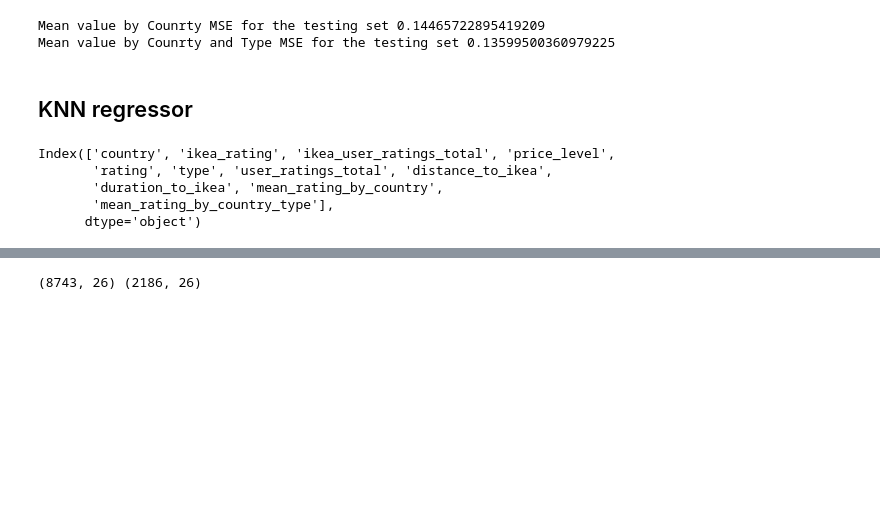
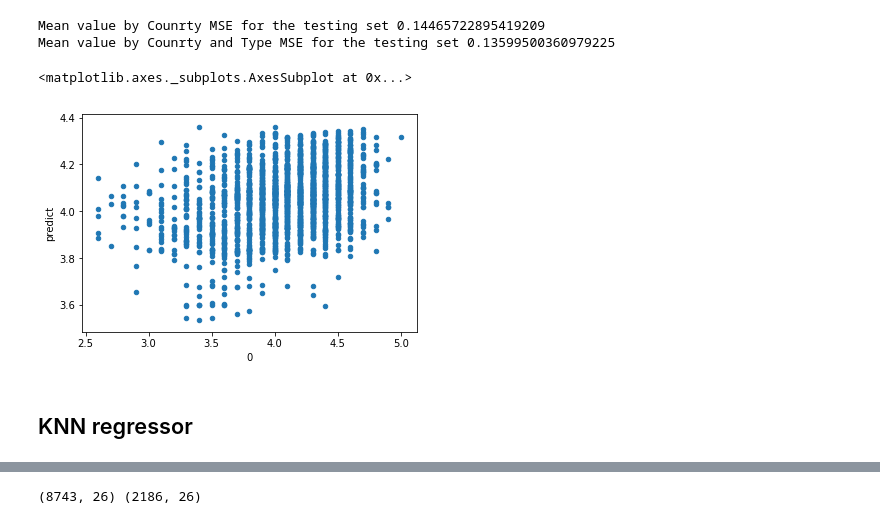
Before and after one commit to HaoranDing/Qualogy-Inhouse-workshop, a Jupyter notebook: model.ipynb, the cells around one changed output, grey strips where cells are left out. Cells and saved outputs as stored; diff of their text form; code cells hidden in the pictures; blank space fills up the shorter version.

```diff
--- a/model.ipynb
+++ b/model.ipynb
@@ -631,5 +628,12 @@ print("Mean value by Counrty and Type MSE for the testing set", mean_squared_err
 # %% [output]
 Mean value by Counrty MSE for the testing set 0.14465722895419209
 Mean value by Counrty and Type MSE for the testing set 0.13599500360979225
+# %%
+df = pd.DataFrame(y_test.T)
+df['predict'] = pd.Series(y_predict)
+df.plot.scatter(x=0, y='predict')
+# %% [output]
+<matplotlib.axes._subplots.AxesSubplot at 0x...>
+[figure, added]
 # %% [markdown]
 ## KNN regressor
@@ -642,11 +640,3 @@ Mean value by Counrty and Type MSE for the testing set 0.13599500360979225
-# %%
-modeling_data.columns
-# %% [output]
-Index(['country', 'ikea_rating', 'ikea_user_ratings_total', 'price_level',
-       'rating', 'type', 'user_ratings_total', 'distance_to_ikea',
-       'duration_to_ikea', 'mean_rating_by_country',
-       'mean_rating_by_country_type'],
-      dtype='object')
 # %%
 data_with_pricerate = modeling_data[modeling_data['price_level'].notna()]
 data_with_pricerate['mean_rating_by_country'] = data_with_pricerate.groupby(['country'])['rating'].transform(np.mean)
```
Also changed, not shown: parts of 8 cells of this notebook, 1 other file.
